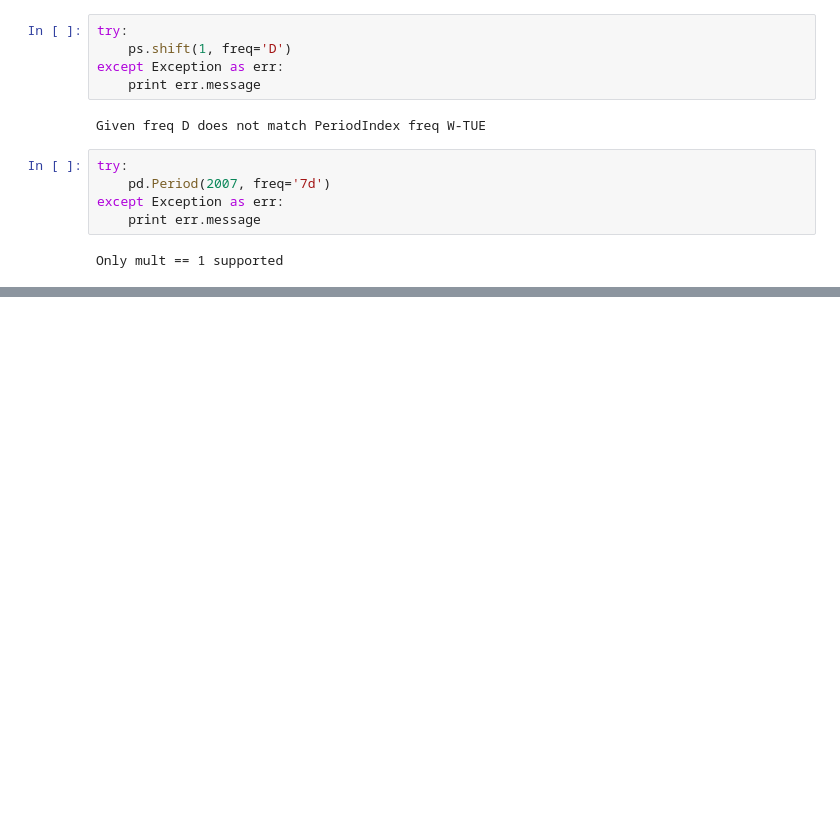
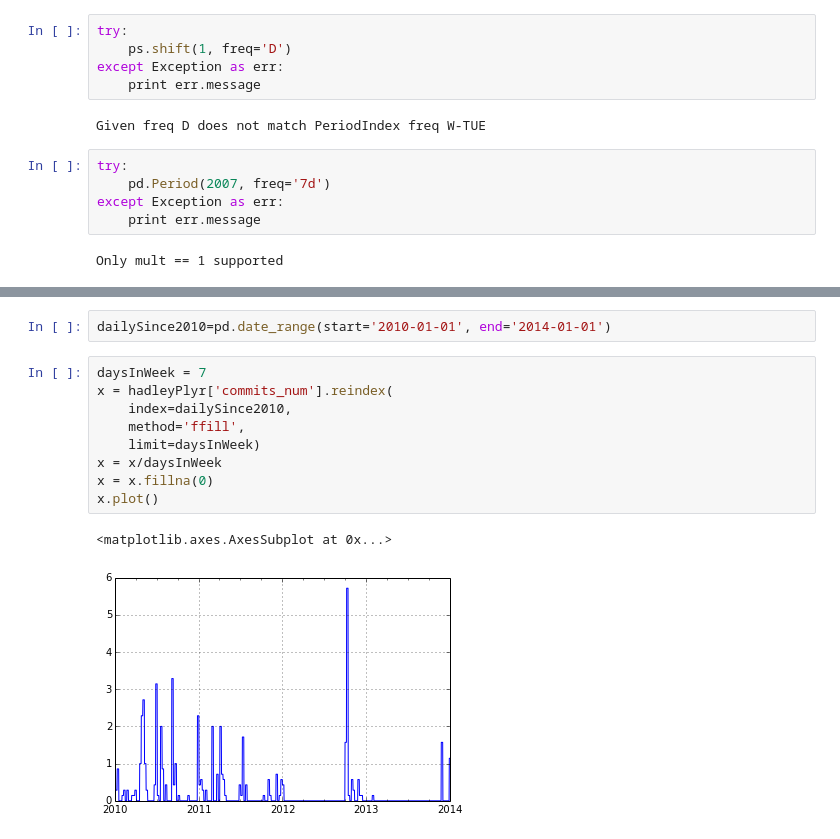
Before and after one commit to gauthamnair/repopulse, a Jupyter notebook: exploringFeatureMaking.ipynb, the cells around one changed output, grey strips where cells are left out. Saved outputs shown, nothing was run; the diff lists cells and outputs as text; blank space fills up the shorter version.

Commit message:
reindex with ffill and limit = 7 days converts the data to the per/day stuff I want

```diff
--- a/exploringFeatureMaking.ipynb
+++ b/exploringFeatureMaking.ipynb
@@ -149,0 +179,14 @@ Only mult == 1 supported
+# %%
+dailySince2010=pd.date_range(start='2010-01-01', end='2014-01-01')
+# %%
+daysInWeek = 7
+x = hadleyPlyr['commits_num'].reindex(
+    index=dailySince2010,
+    method='ffill',
+    limit=daysInWeek)
+x = x/daysInWeek
+x = x.fillna(0)
+x.plot()
+# %% [output]
+<matplotlib.axes.AxesSubplot at 0x...>
+[figure, added]
```
Also changed, not shown: parts of 4 cells of this notebook.
